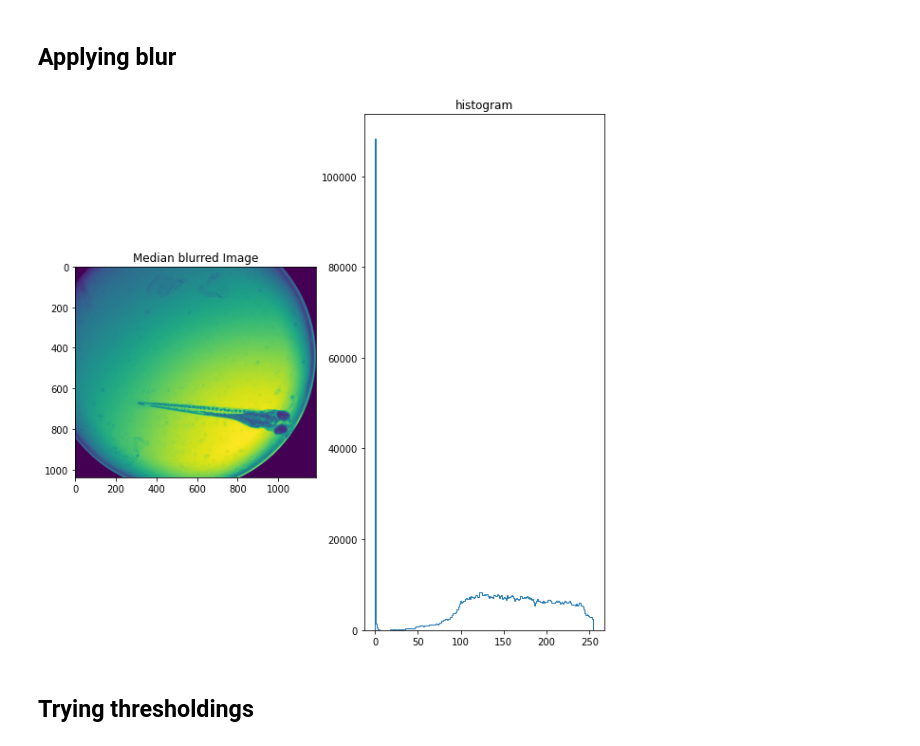
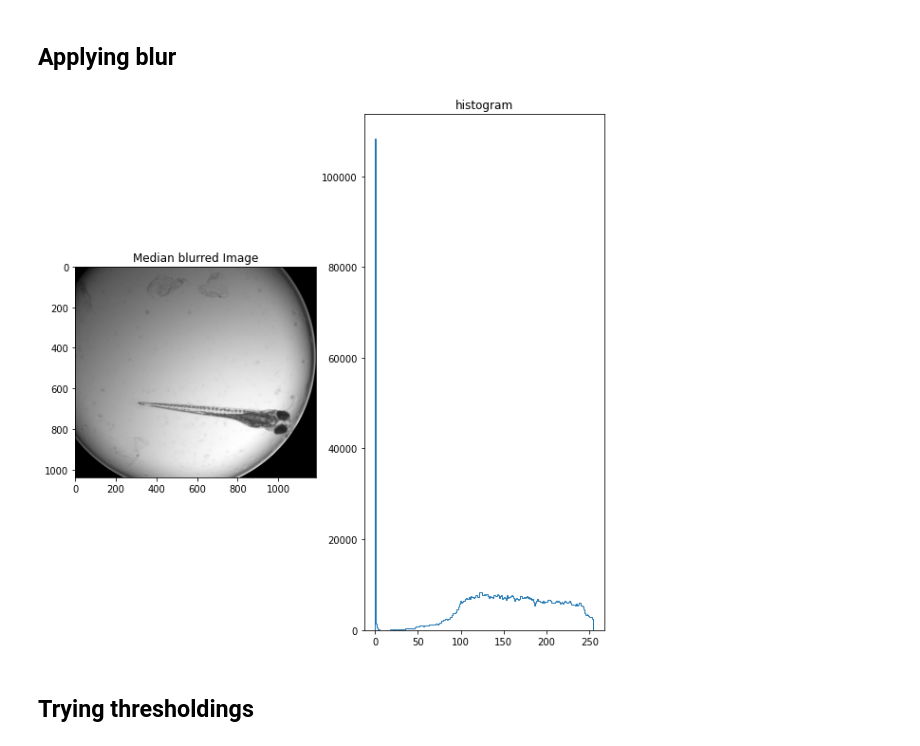
Before and after one commit to gimesia/zebrafisher, a Jupyter notebook: __docs/__notebooks/segm.ipynb, the cells around one changed output. Saved outputs shown, nothing was run; the diff lists cells and outputs as text; code cells hidden in the pictures.

```diff
--- a/__docs/__notebooks/segm.ipynb
+++ b/__docs/__notebooks/segm.ipynb
@@ -14,7 +15,7 @@ from skimage.filters import difference_of_gaussians, window, meijering, sato, fr
 # %% [markdown]
 ## Read image in
 # %%
-start_img = cv.imread('zfc.jpg', 0)
+start_img = io.imread('zfc.jpg', as_gray=True)
 
 fig, ax = plt.subplots(nrows=1, ncols=2, figsize=(10, 10))
 
@@ -31,16 +32,16 @@ plt.show()
 # %%
 median_blurred = filters.median(start_img, morphology.disk(2))
 
 fig, ax = plt.subplots(nrows=1, ncols=2, figsize=(10, 10))
 
-ax[0].imshow(median_blurred)
+ax[0].imshow(median_blurred, cmap='gray')
 ax[0].set_title('Median blurred Image')
 
 ax[1].hist(median_blurred.ravel(), bins=256, histtype='step')
 ax[1].set_title('histogram')
 plt.show()
 # %% [output]
-[figure, old version]
+[figure, new version]
 # %% [markdown]
 ## Trying thresholdings
 # %%
```
Also changed, not shown: parts of 11 cells of this notebook, 3 other files.
